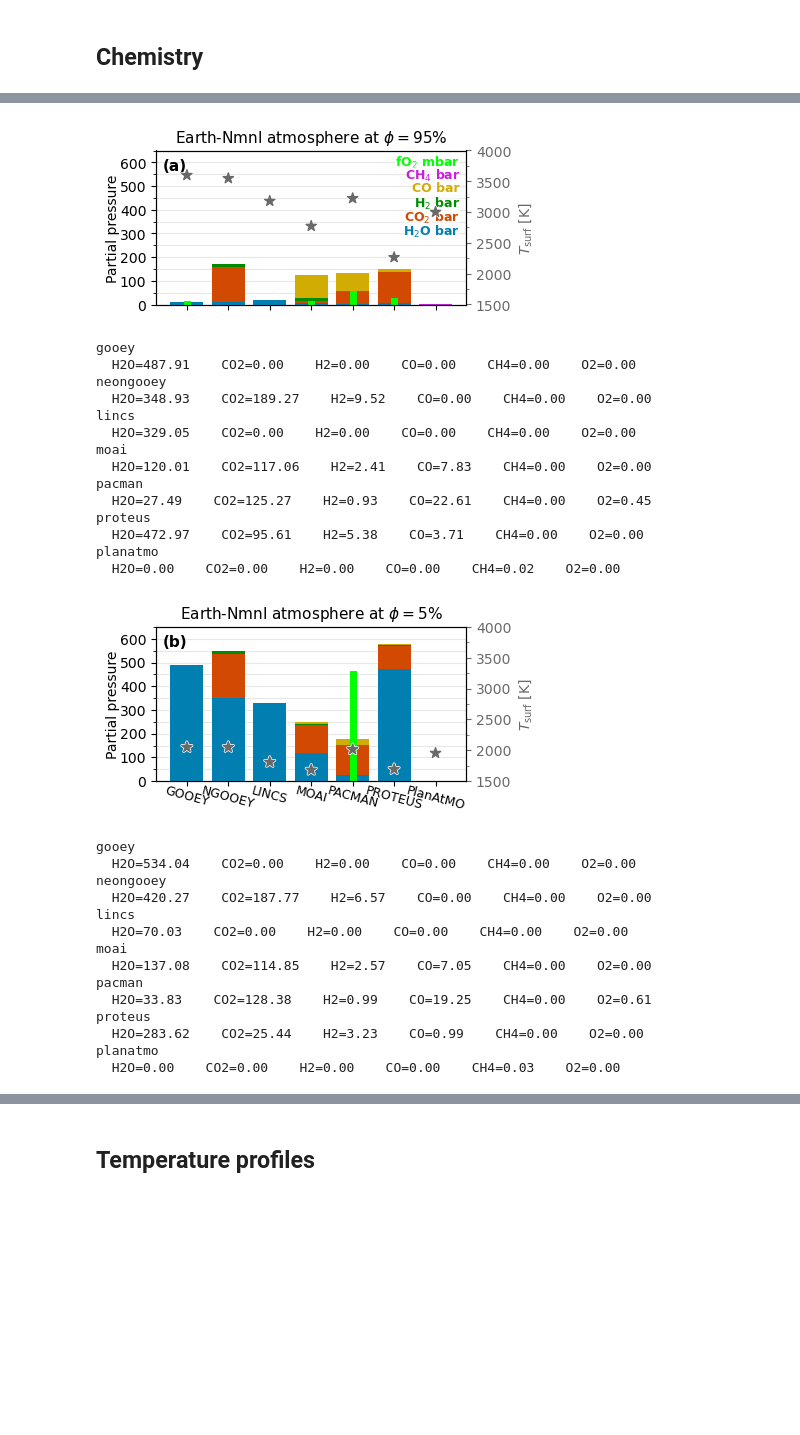
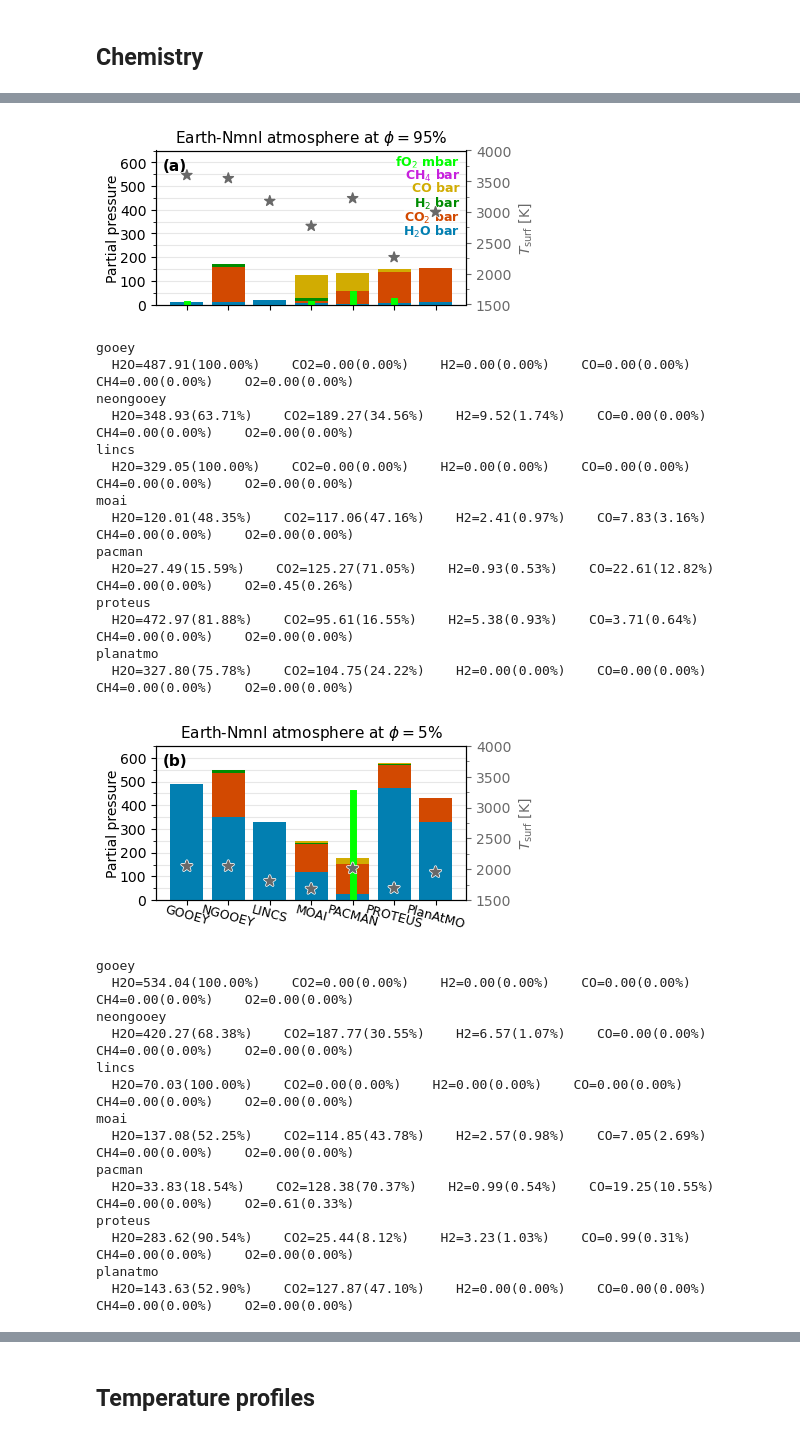
Before and after one commit to lena-noack/chili, a Jupyter notebook: intercomparison/analysis_solarsystem/compare.ipynb, the cells around one changed output, grey strips where cells are left out. Cells and saved outputs as stored; diff of their text form; code cells hidden in the pictures; blank space fills up the shorter version.

```diff
--- a/intercomparison/analysis_solarsystem/compare.ipynb
+++ b/intercomparison/analysis_solarsystem/compare.ipynb
@@ -681,7 +664,8 @@ def plot_chem(case, planet, phi_compare, panel="", xlabel=True, legend=True):
         row = dat.iloc[idx]
 
         # total pressure
-        # ax.bar(m, row["p_surf(bar)"], color=get_color("p_surf(bar)"), zorder=2, alpha=0.5)
+        psurf = row["p_surf(bar)"]
+        # ax.bar(m, , color=get_color("p_surf(bar)"), zorder=2, alpha=0.5)
 
         ybot = 0
         for gas in chili_gases:
@@ -693,7 +677,7 @@ def plot_chem(case, planet, phi_compare, panel="", xlabel=True, legend=True):
             dy = row[key]
             if not (dy >= 0):
                 dy = 0
-            print(f"  {gas}={dy:.2f}  ", end='')
+            print(f"  {gas}={dy:.2f}({dy/psurf*100:.2f}%)  ", end='')
 
             c = get_color(gas)
             ax.bar(m, dy, bottom=ybot, color=c, zorder=3)
@@ -786,30 +770,30 @@ planatmo
-[figure, old version]
+[figure, new version]
 gooey
-  H2O=487.91    CO2=0.00    H2=0.00    CO=0.00    CH4=0.00    O2=0.00
+  H2O=487.91(100.00%)    CO2=0.00(0.00%)    H2=0.00(0.00%)    CO=0.00(0.00%)    CH4=0.00(0.00%)    O2=0.00(0.00%)
 neongooey
-  H2O=348.93    CO2=189.27    H2=9.52    CO=0.00    CH4=0.00    O2=0.00
+  H2O=348.93(63.71%)    CO2=189.27(34.56%)    H2=9.52(1.74%)    CO=0.00(0.00%)    CH4=0.00(0.00%)    O2=0.00(0.00%)
 lincs
-  H2O=329.05    CO2=0.00    H2=0.00    CO=0.00    CH4=0.00    O2=0.00
+  H2O=329.05(100.00%)    CO2=0.00(0.00%)    H2=0.00(0.00%)    CO=0.00(0.00%)    CH4=0.00(0.00%)    O2=0.00(0.00%)
 moai
-  H2O=120.01    CO2=117.06    H2=2.41    CO=7.83    CH4=0.00    O2=0.00
+  H2O=120.01(48.35%)    CO2=117.06(47.16%)    H2=2.41(0.97%)    CO=7.83(3.16%)    CH4=0.00(0.00%)    O2=0.00(0.00%)
 pacman
-  H2O=27.49    CO2=125.27    H2=0.93    CO=22.61    CH4=0.00    O2=0.45
+  H2O=27.49(15.59%)    CO2=125.27(71.05%)    H2=0.93(0.53%)    CO=22.61(12.82%)    CH4=0.00(0.00%)    O2=0.45(0.26%)
 proteus
-  H2O=472.97    CO2=95.61    H2=5.38    CO=3.71    CH4=0.00    O2=0.00
+  H2O=472.97(81.88%)    CO2=95.61(16.55%)    H2=5.38(0.93%)    CO=3.71(0.64%)    CH4=0.00(0.00%)    O2=0.00(0.00%)
 planatmo
-  H2O=0.00    CO2=0.00    H2=0.00    CO=0.00    CH4=0.02    O2=0.00
+  H2O=327.80(75.78%)    CO2=104.75(24.22%)    H2=0.00(0.00%)    CO=0.00(0.00%)    CH4=0.00(0.00%)    O2=0.00(0.00%)
-[figure, old version]
+[figure, new version]
 gooey
-  H2O=534.04    CO2=0.00    H2=0.00    CO=0.00    CH4=0.00    O2=0.00
+  H2O=534.04(100.00%)    CO2=0.00(0.00%)    H2=0.00(0.00%)    CO=0.00(0.00%)    CH4=0.00(0.00%)    O2=0.00(0.00%)
 neongooey
-  H2O=420.27    CO2=187.77    H2=6.57    CO=0.00    CH4=0.00    O2=0.00
+  H2O=420.27(68.38%)    CO2=187.77(30.55%)    H2=6.57(1.07%)    CO=0.00(0.00%)    CH4=0.00(0.00%)    O2=0.00(0.00%)
 lincs
-  H2O=70.03    CO2=0.00    H2=0.00    CO=0.00    CH4=0.00    O2=0.00
+  H2O=70.03(100.00%)    CO2=0.00(0.00%)    H2=0.00(0.00%)    CO=0.00(0.00%)    CH4=0.00(0.00%)    O2=0.00(0.00%)
 moai
-  H2O=137.08    CO2=114.85    H2=2.57    CO=7.05    CH4=0.00    O2=0.00
+  H2O=137.08(52.25%)    CO2=114.85(43.78%)    H2=2.57(0.98%)    CO=7.05(2.69%)    CH4=0.00(0.00%)    O2=0.00(0.00%)
 pacman
-  H2O=33.83    CO2=128.38    H2=0.99    CO=19.25    CH4=0.00    O2=0.61
+  H2O=33.83(18.54%)    CO2=128.38(70.37%)    H2=0.99(0.54%)    CO=19.25(10.55%)    CH4=0.00(0.00%)    O2=0.61(0.33%)
 proteus
-  H2O=283.62    CO2=25.44    H2=3.23    CO=0.99    CH4=0.00    O2=0.00
+  H2O=283.62(90.54%)    CO2=25.44(8.12%)    H2=3.23(1.03%)    CO=0.99(0.31%)    CH4=0.00(0.00%)    O2=0.00(0.00%)
 planatmo
-  H2O=0.00    CO2=0.00    H2=0.00    CO=0.00    CH4=0.03    O2=0.00
+  H2O=143.63(52.90%)    CO2=127.87(47.10%)    H2=0.00(0.00%)    CO=0.00(0.00%)    CH4=0.00(0.00%)    O2=0.00(0.00%)
```
Also changed, not shown: parts of 7 cells of this notebook.
